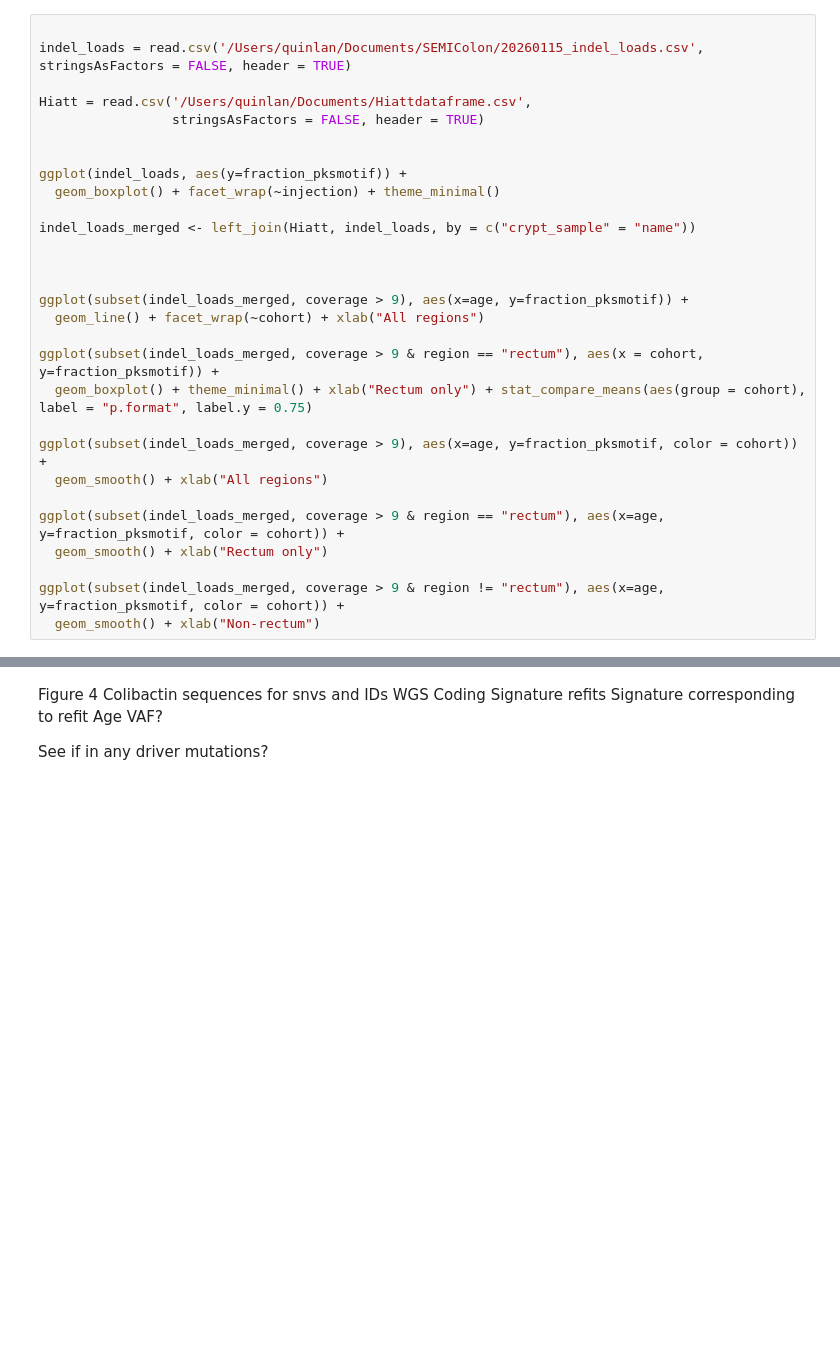
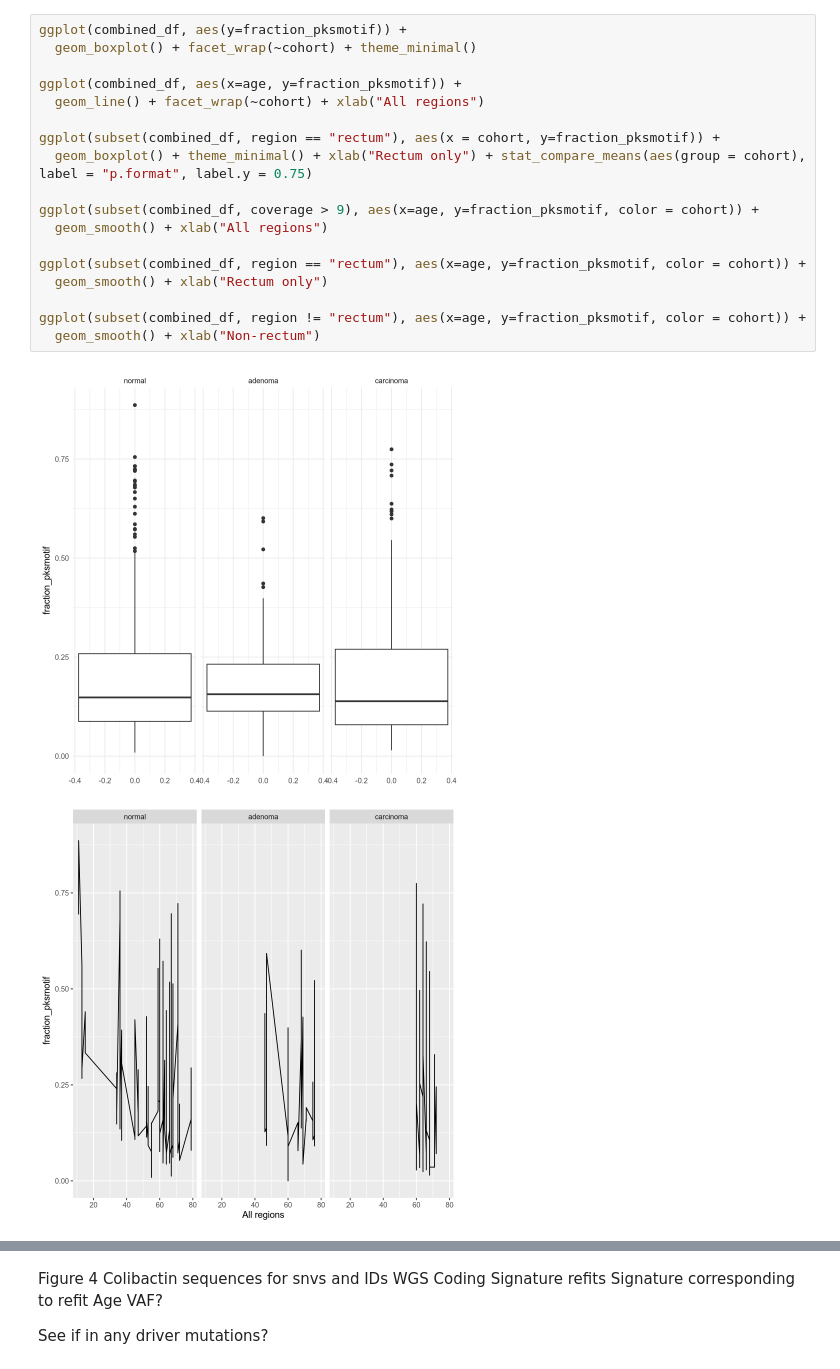
Before and after one commit to laurelhiatt/SEMIColon, a Jupyter notebook: scripts/figures/Figure4.ipynb, the cells around one changed output, grey strips where cells are left out. Cells and saved outputs as stored; diff of their text form; blank space fills up the shorter version.

Commit message:
figure 4... fine...

```diff
--- a/scripts/figures/Figure4.ipynb
+++ b/scripts/figures/Figure4.ipynb
@@ -5,29 +18,21 @@ library(ggpubr)
 # %%
+ggplot(combined_df, aes(y=fraction_pksmotif)) +
+  geom_boxplot() + facet_wrap(~cohort) + theme_minimal()
 
-indel_loads = read.csv('/Users/quinlan/Documents/SEMIColon/20260115_indel_loads.csv', stringsAsFactors = FALSE, header = TRUE)
-
-Hiatt = read.csv('/Users/quinlan/Documents/Hiattdataframe.csv',
-                 stringsAsFactors = FALSE, header = TRUE)
-
-
-ggplot(indel_loads, aes(y=fraction_pksmotif)) +
-  geom_boxplot() + facet_wrap(~injection) + theme_minimal()
-
-indel_loads_merged <- left_join(Hiatt, indel_loads, by = c("crypt_sample" = "name"))
-
-
-
-ggplot(subset(indel_loads_merged, coverage > 9), aes(x=age, y=fraction_pksmotif)) +
+ggplot(combined_df, aes(x=age, y=fraction_pksmotif)) +
   geom_line() + facet_wrap(~cohort) + xlab("All regions")
 
-ggplot(subset(indel_loads_merged, coverage > 9 & region == "rectum"), aes(x = cohort, y=fraction_pksmotif)) +
+ggplot(subset(combined_df, region == "rectum"), aes(x = cohort, y=fraction_pksmotif)) +
   geom_boxplot() + theme_minimal() + xlab("Rectum only") + stat_compare_means(aes(group = cohort), label = "p.format", label.y = 0.75)
 
-ggplot(subset(indel_loads_merged, coverage > 9), aes(x=age, y=fraction_pksmotif, color = cohort)) +
+ggplot(subset(combined_df, coverage > 9), aes(x=age, y=fraction_pksmotif, color = cohort)) +
   geom_smooth() + xlab("All regions")
 
-ggplot(subset(indel_loads_merged, coverage > 9 & region == "rectum"), aes(x=age, y=fraction_pksmotif, color = cohort)) +
+ggplot(subset(combined_df, region == "rectum"), aes(x=age, y=fraction_pksmotif, color = cohort)) +
   geom_smooth() + xlab("Rectum only")
 
-ggplot(subset(indel_loads_merged, coverage > 9 & region != "rectum"), aes(x=age, y=fraction_pksmotif, color = cohort)) +
+ggplot(subset(combined_df, region != "rectum"), aes(x=age, y=fraction_pksmotif, color = cohort)) +
   geom_smooth() + xlab("Non-rectum")
+# %% [output]
+[figure, added]
+[figure, added]
```
Also changed, not shown: parts of 3 cells of this notebook.
